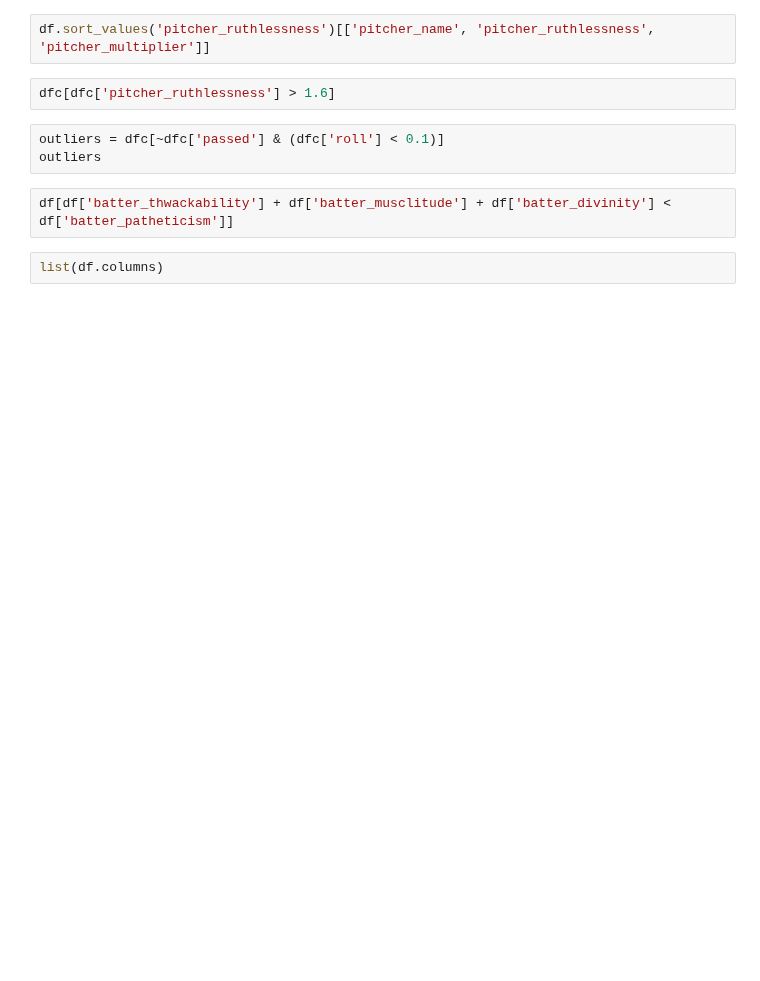
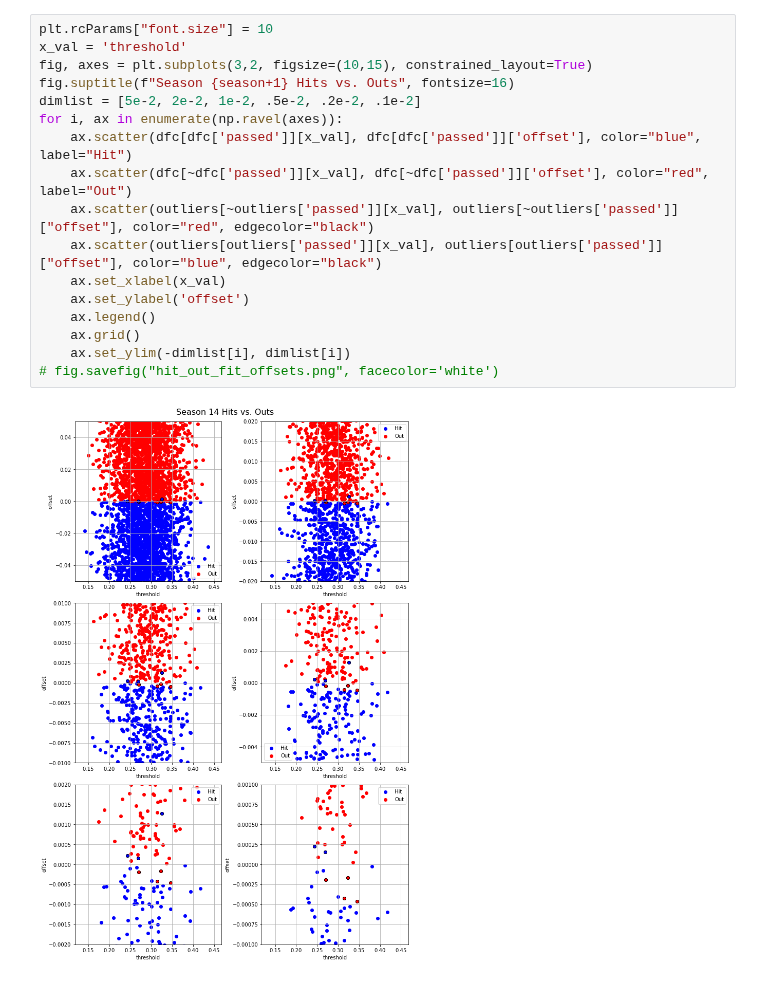
Before and after one commit to xSke/resim, a Jupyter notebook: find_roll_formula_out.ipynb, the cells around one changed output. Cells and saved outputs as stored; diff of their text form; blank space fills up the shorter version.

```diff
--- a/find_roll_formula_out.ipynb
+++ b/find_roll_formula_out.ipynb
@@ -202,11 +389,19 @@ intercept_scaled
-# %%
-df.sort_values('pitcher_ruthlessness')[['pitcher_name', 'pitcher_ruthlessness', 'pitcher_multiplier']]
-# %%
-dfc[dfc['pitcher_ruthlessness'] > 1.6]
-# %%
-outliers = dfc[~dfc['passed'] & (dfc['roll'] < 0.1)]
-outliers
-# %%
-df[df['batter_thwackability'] + df['batter_musclitude'] + df['batter_divinity'] < df['batter_patheticism']]
-# %%
-list(df.columns)
+# %%
+plt.rcParams["font.size"] = 10
+x_val = 'threshold'
+fig, axes = plt.subplots(3,2, figsize=(10,15), constrained_layout=True)
+fig.suptitle(f"Season {season+1} Hits vs. Outs", fontsize=16)
+dimlist = [5e-2, 2e-2, 1e-2, .5e-2, .2e-2, .1e-2]
+for i, ax in enumerate(np.ravel(axes)):
+    ax.scatter(dfc[dfc['passed']][x_val], dfc[dfc['passed']]['offset'], color="blue", label="Hit")
+    ax.scatter(dfc[~dfc['passed']][x_val], dfc[~dfc['passed']]['offset'], color="red", label="Out")
+    ax.scatter(outliers[~outliers['passed']][x_val], outliers[~outliers['passed']]["offset"], color="red", edgecolor="black")
+    ax.scatter(outliers[outliers['passed']][x_val], outliers[outliers['passed']]["offset"], color="blue", edgecolor="black")
+    ax.set_xlabel(x_val)
+    ax.set_ylabel('offset')
+    ax.legend()
+    ax.grid()
+    ax.set_ylim(-dimlist[i], dimlist[i])
+# fig.savefig("hit_out_fit_offsets.png", facecolor='white')
+# %% [output]
+[figure, added]
```
Also changed, not shown: parts of 19 cells of this notebook.
